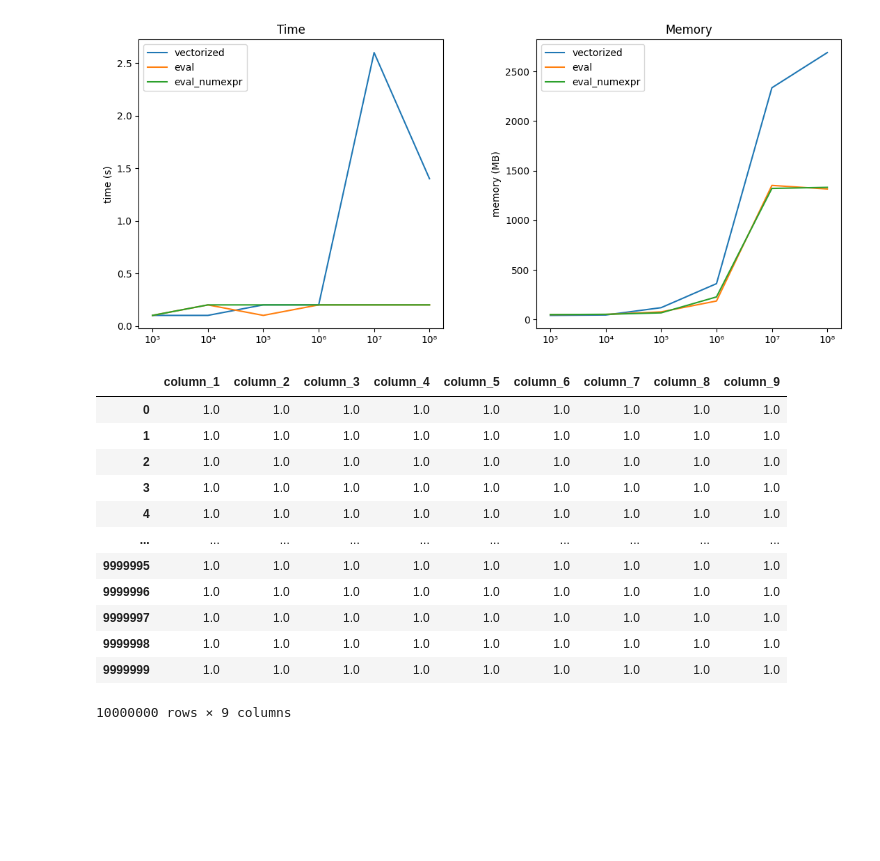
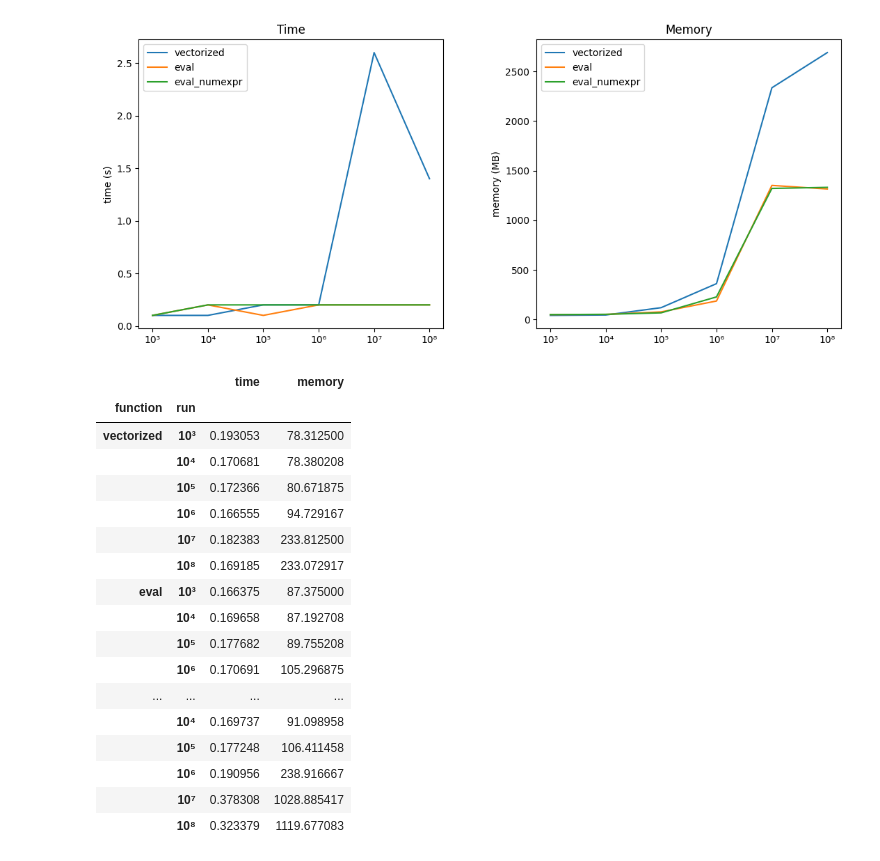
Before and after one commit to kbelkhir/benchmarkit, a Jupyter notebook: demos/pandas_examples.ipynb, the cells around one changed output. Drawn from its saved outputs; the diff is of its cells as text; code cells hidden in the pictures; blank space fills up the shorter version.

```diff
--- a/demos/pandas_examples.ipynb
+++ b/demos/pandas_examples.ipynb
@@ -234,19 +234,24 @@ benchmarks.table()
 |  | 10⁷ | 0.2 | 1320.5 |
 |  | 10⁸ | 0.2 | 1331.3 |
 [figure]
-# %%
-(large_dateset + large_dateset + large_dateset + large_dateset + large_dateset) / (large_dateset + large_dateset + large_dateset + large_dateset + large_dateset)
-# %% [output]
-|  | column_1 | column_2 | column_3 | column_4 | column_5 | column_6 | column_7 | column_8 | column_9 |
-| 0 | 1.0 | 1.0 | 1.0 | 1.0 | 1.0 | 1.0 | 1.0 | 1.0 | 1.0 |
-| 1 | 1.0 | 1.0 | 1.0 | 1.0 | 1.0 | 1.0 | 1.0 | 1.0 | 1.0 |
-| 2 | 1.0 | 1.0 | 1.0 | 1.0 | 1.0 | 1.0 | 1.0 | 1.0 | 1.0 |
-| 3 | 1.0 | 1.0 | 1.0 | 1.0 | 1.0 | 1.0 | 1.0 | 1.0 | 1.0 |
-| 4 | 1.0 | 1.0 | 1.0 | 1.0 | 1.0 | 1.0 | 1.0 | 1.0 | 1.0 |
-| ... | ... | ... | ... | ... | ... | ... | ... | ... | ... |
-| 9999995 | 1.0 | 1.0 | 1.0 | 1.0 | 1.0 | 1.0 | 1.0 | 1.0 | 1.0 |
-| 9999996 | 1.0 | 1.0 | 1.0 | 1.0 | 1.0 | 1.0 | 1.0 | 1.0 | 1.0 |
-| 9999997 | 1.0 | 1.0 | 1.0 | 1.0 | 1.0 | 1.0 | 1.0 | 1.0 | 1.0 |
-| 9999998 | 1.0 | 1.0 | 1.0 | 1.0 | 1.0 | 1.0 | 1.0 | 1.0 | 1.0 |
-| 9999999 | 1.0 | 1.0 | 1.0 | 1.0 | 1.0 | 1.0 | 1.0 | 1.0 | 1.0 |
-10000000 rows × 9 columns
+# %%
+benchmarks.table()
+# %% [output]
+|  |  | time | memory |
+| function | run |  |  |
+| vectorized | 10³ | 0.193053 | 78.312500 |
+|  | 10⁴ | 0.170681 | 78.380208 |
+|  | 10⁵ | 0.172366 | 80.671875 |
+|  | 10⁶ | 0.166555 | 94.729167 |
+|  | 10⁷ | 0.182383 | 233.812500 |
+|  | 10⁸ | 0.169185 | 233.072917 |
+| eval | 10³ | 0.166375 | 87.375000 |
+|  | 10⁴ | 0.169658 | 87.192708 |
+|  | 10⁵ | 0.177682 | 89.755208 |
+|  | 10⁶ | 0.170691 | 105.296875 |
+| ... | ... | ... | ... |
+|  | 10⁴ | 0.169737 | 91.098958 |
+|  | 10⁵ | 0.177248 | 106.411458 |
+|  | 10⁶ | 0.190956 | 238.916667 |
+|  | 10⁷ | 0.378308 | 1028.885417 |
+|  | 10⁸ | 0.323379 | 1119.677083 |
```
Also changed, not shown: parts of 5 cells of this notebook.
